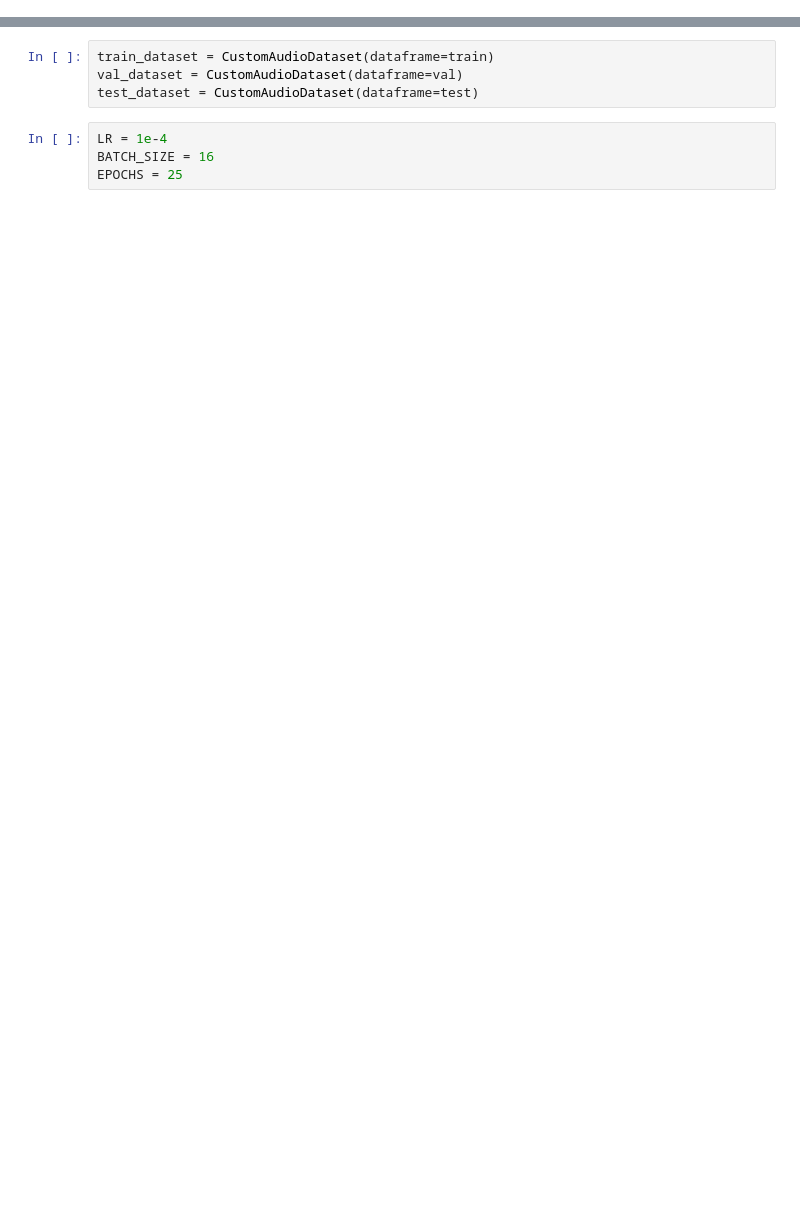
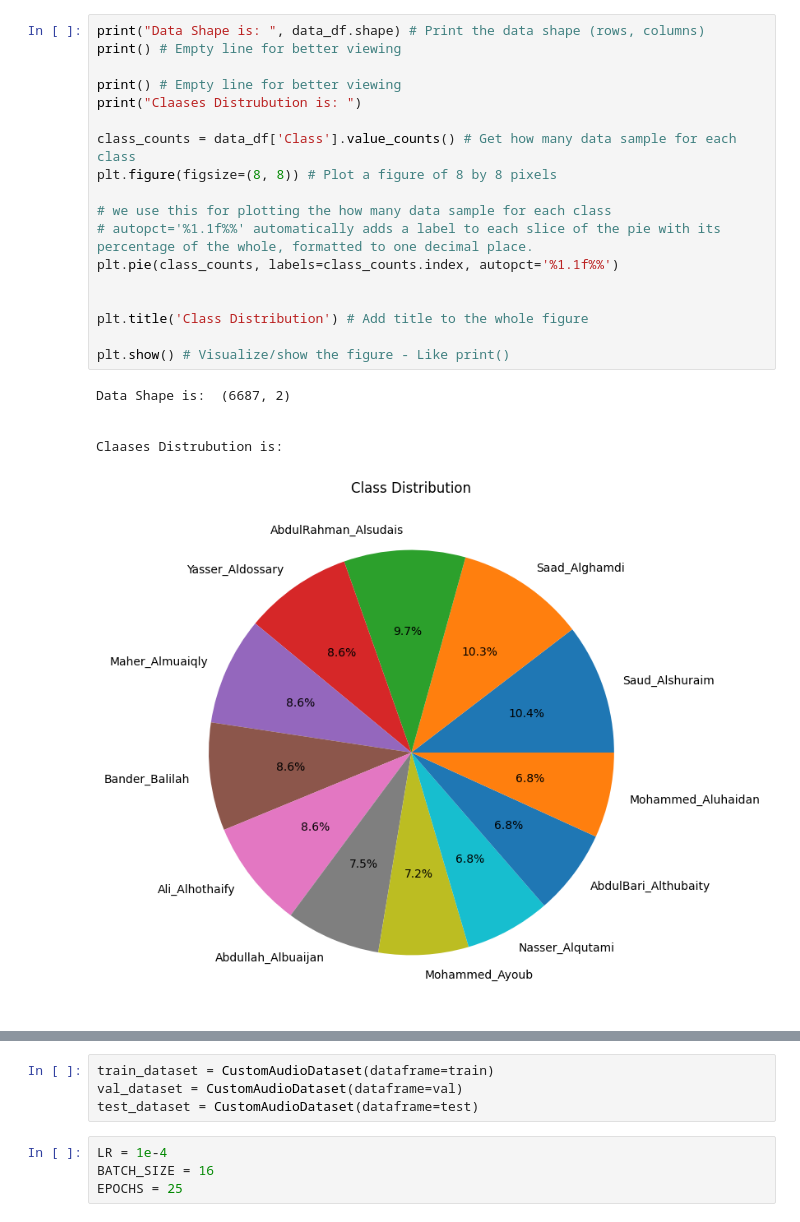
Before and after one commit to omaratef3221/pytorch_tutorials, a Jupyter notebook: Ex_4_Audio_Classification.ipynb, the cells around one changed output, grey strips where cells are left out. Saved outputs shown, nothing was run; the diff lists cells and outputs as text; blank space fills up the shorter version.

Commit message:
Better explaination part 1

```diff
--- a/Ex_4_Audio_Classification.ipynb
+++ b/Ex_4_Audio_Classification.ipynb
@@ -37,0 +60,24 @@ data_df.head()
+# %%
+print("Data Shape is: ", data_df.shape) # Print the data shape (rows, columns)
+print() # Empty line for better viewing
+
+print() # Empty line for better viewing
+print("Claases Distrubution is: ")
+
+class_counts = data_df['Class'].value_counts() # Get how many data sample for each class
+plt.figure(figsize=(8, 8)) # Plot a figure of 8 by 8 pixels
+
+# we use this for plotting the how many data sample for each class
+# autopct='%1.1f%%' automatically adds a label to each slice of the pie with its percentage of the whole, formatted to one decimal place.
+plt.pie(class_counts, labels=class_counts.index, autopct='%1.1f%%')
+
+
+plt.title('Class Distribution') # Add title to the whole figure
+
+plt.show() # Visualize/show the figure - Like print()
+# %% [output]
+Data Shape is:  (6687, 2)
+
+
+Claases Distrubution is:
+[figure, added]
```
Also changed, not shown: parts of 22 cells of this notebook.
